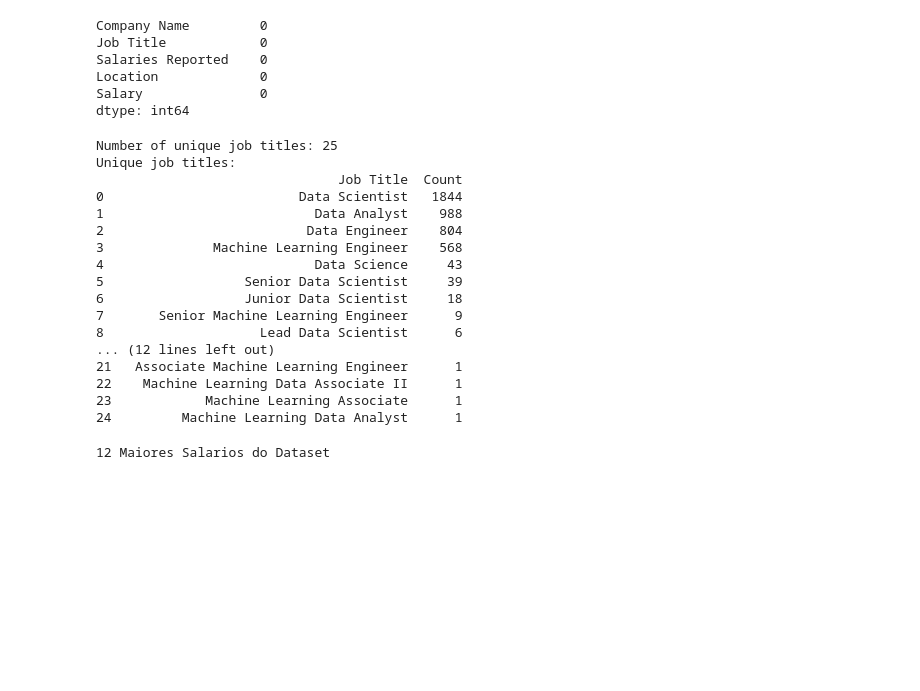
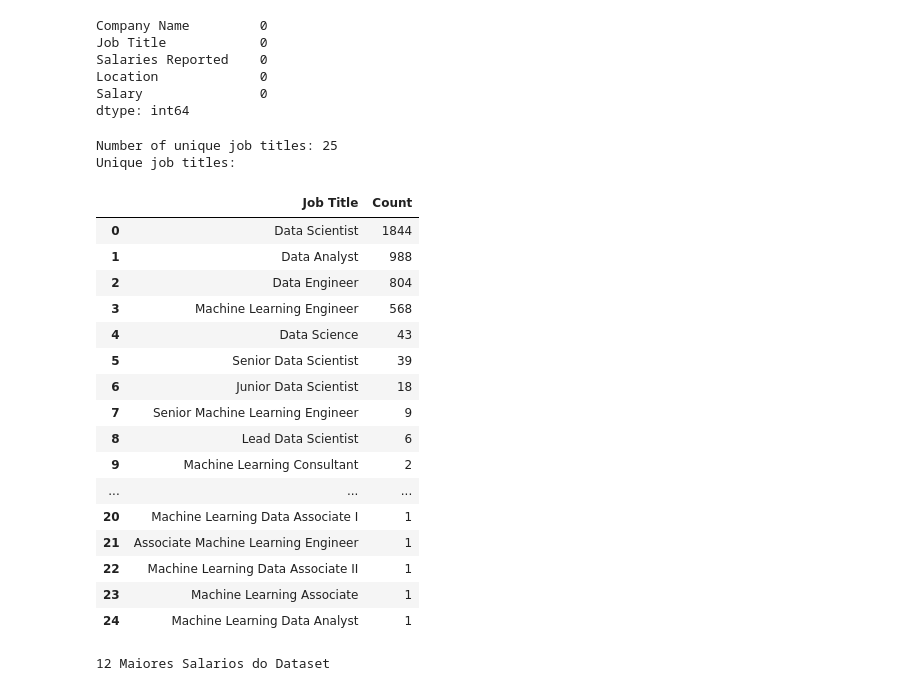
Before and after one commit to lanjos1/Salary-Estimation-Using-Regression-Model, a Jupyter notebook: Salary.ipynb, the cells around one changed output. Saved outputs shown, nothing was run; the diff lists cells and outputs as text; code cells hidden in the pictures; blank space fills up the shorter version.

```diff
--- a/Salary.ipynb
+++ b/Salary.ipynb
@@ -86,29 +86,31 @@ dtype: int64
 # %%
 print(f"Number of unique job titles: {df['Job Title'].nunique()}")
 print("Unique job titles:")
 
 job_counts = df['Job Title'].value_counts().reset_index()
 job_counts.columns = ['Job Title', 'Count']
 
-print(job_counts)
+job_counts
 # %% [output]
 Number of unique job titles: 25
 Unique job titles:
-                               Job Title  Count
-0                         Data Scientist   1844
-1                           Data Analyst    988
-2                          Data Engineer    804
-3              Machine Learning Engineer    568
-4                           Data Science     43
-5                  Senior Data Scientist     39
-6                  Junior Data Scientist     18
-7       Senior Machine Learning Engineer      9
-8                    Lead Data Scientist      6
-... (12 lines left out)
-21   Associate Machine Learning Engineer      1
-22    Machine Learning Data Associate II      1
-23            Machine Learning Associate      1
-24         Machine Learning Data Analyst      1
+|  | Job Title | Count |
+| 0 | Data Scientist | 1844 |
+| 1 | Data Analyst | 988 |
+| 2 | Data Engineer | 804 |
+| 3 | Machine Learning Engineer | 568 |
+| 4 | Data Science | 43 |
+| 5 | Senior Data Scientist | 39 |
+| 6 | Junior Data Scientist | 18 |
+| 7 | Senior Machine Learning Engineer | 9 |
+| 8 | Lead Data Scientist | 6 |
+| 9 | Machine Learning Consultant | 2 |
+| ... | ... | ... |
+| 20 | Machine Learning Data Associate I | 1 |
+| 21 | Associate Machine Learning Engineer | 1 |
+| 22 | Machine Learning Data Associate II | 1 |
+| 23 | Machine Learning Associate | 1 |
+| 24 | Machine Learning Data Analyst | 1 |
 # %%
 import pandas as pd
 import re
```
Also changed, not shown: parts of 2 cells of this notebook.
